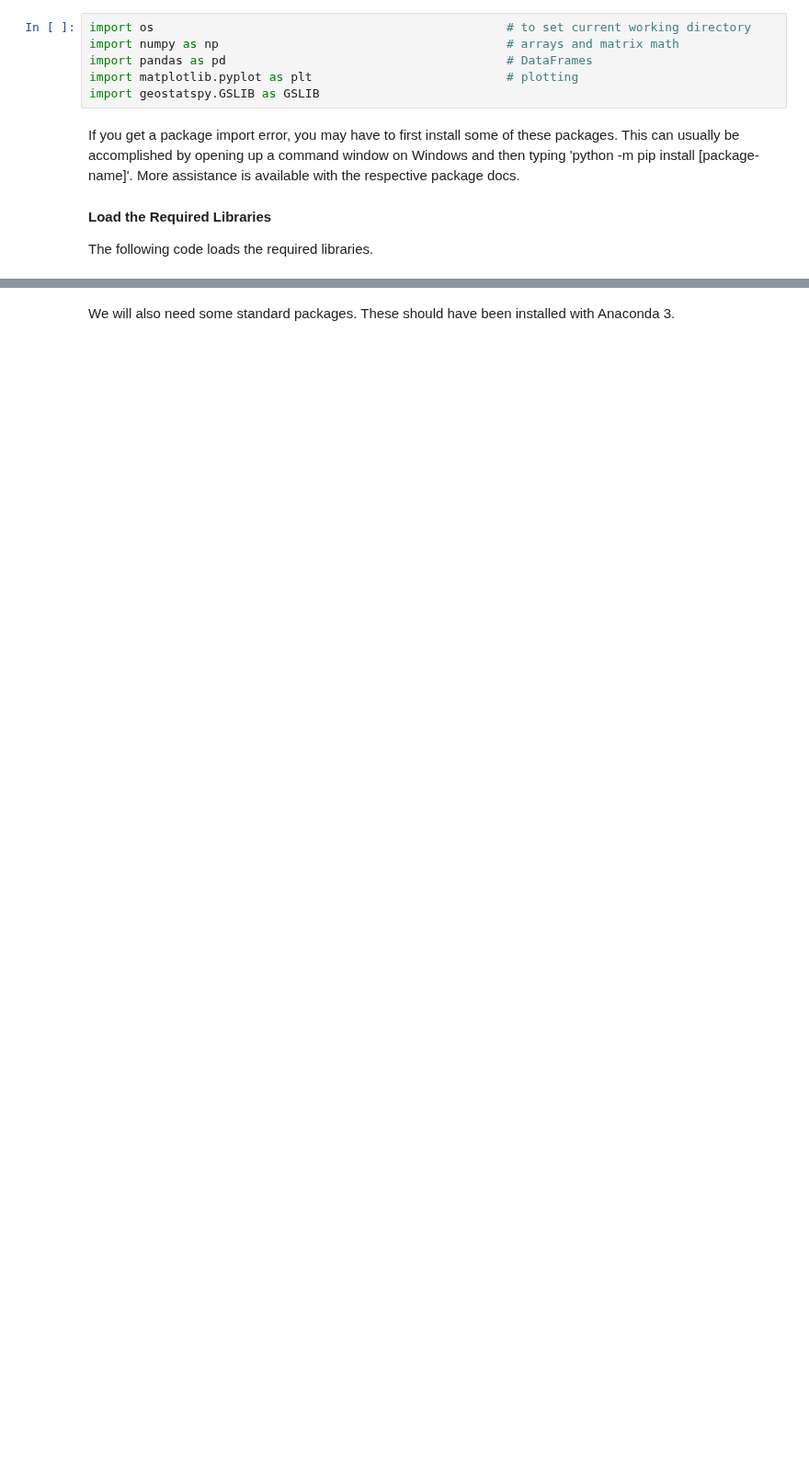
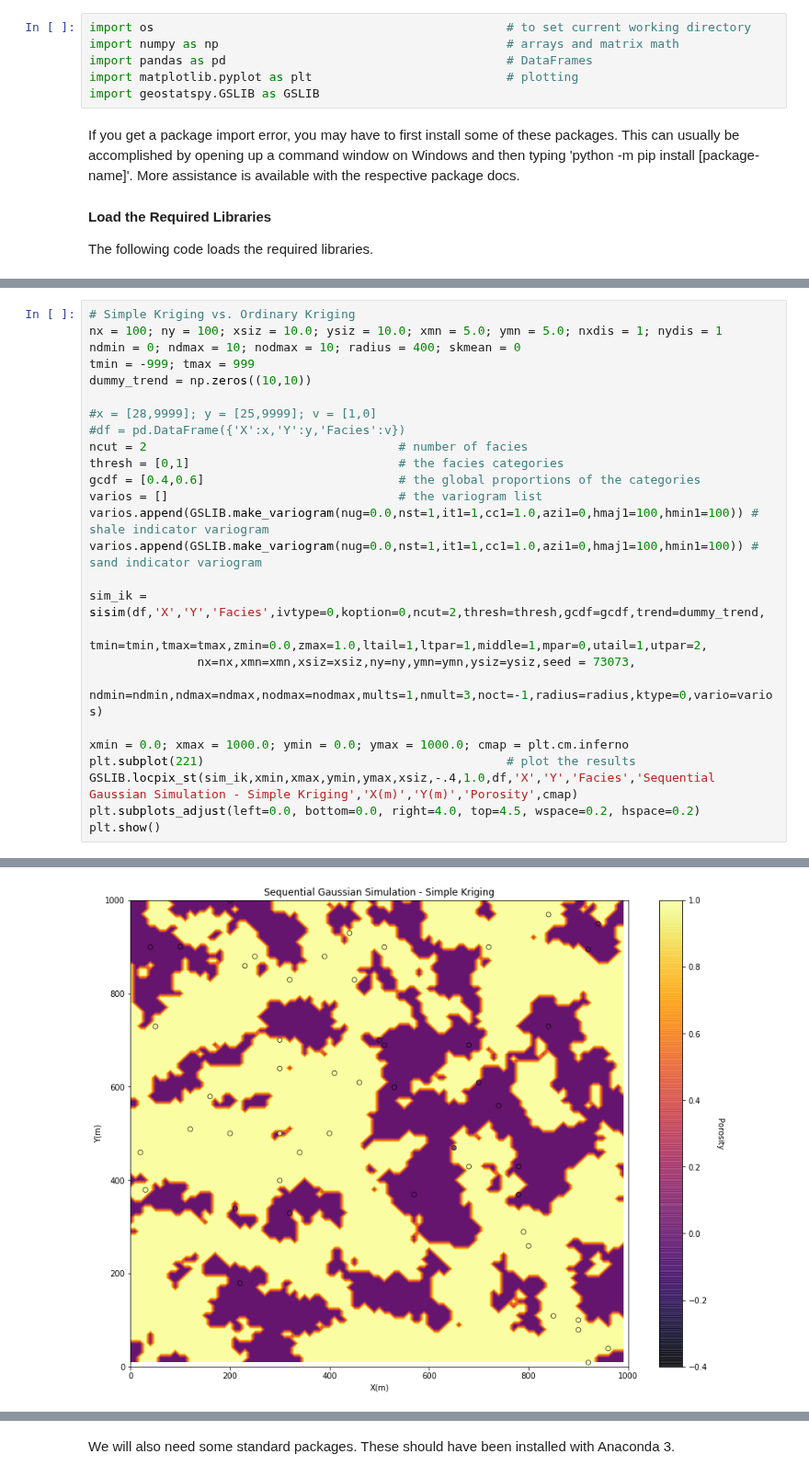
Before and after one commit to GeostatsGuy/GeostatsPy, a Jupyter notebook: working/GeostatsPy_sisim_working.ipynb, the cells around one changed output, grey strips where cells are left out. Shown at 92% size. Saved outputs shown, nothing was run; the diff lists cells and outputs as text; blank space fills up the shorter version.

Commit message:
Alpha version of SISIM

```diff
--- a/working/GeostatsPy_sisim_working.ipynb
+++ b/working/GeostatsPy_sisim_working.ipynb
@@ -3338,0 +3801,27 @@ SyntaxError: invalid syntax (<ipython-input-5-ff5f819b65c8>, line 39)
+# %%
+# Simple Kriging vs. Ordinary Kriging
+nx = 100; ny = 100; xsiz = 10.0; ysiz = 10.0; xmn = 5.0; ymn = 5.0; nxdis = 1; nydis = 1
+ndmin = 0; ndmax = 10; nodmax = 10; radius = 400; skmean = 0
+tmin = -999; tmax = 999
+dummy_trend = np.zeros((10,10))
+
+#x = [28,9999]; y = [25,9999]; v = [1,0]
+#df = pd.DataFrame({'X':x,'Y':y,'Facies':v})
+ncut = 2                                   # number of facies
+thresh = [0,1]                             # the facies categories
+gcdf = [0.4,0.6]                           # the global proportions of the categories
+varios = []                                # the variogram list
+varios.append(GSLIB.make_variogram(nug=0.0,nst=1,it1=1,cc1=1.0,azi1=0,hmaj1=100,hmin1=100)) # shale indicator variogram
+varios.append(GSLIB.make_variogram(nug=0.0,nst=1,it1=1,cc1=1.0,azi1=0,hmaj1=100,hmin1=100)) # sand indicator variogram
+
+sim_ik = sisim(df,'X','Y','Facies',ivtype=0,koption=0,ncut=2,thresh=thresh,gcdf=gcdf,trend=dummy_trend,
+               tmin=tmin,tmax=tmax,zmin=0.0,zmax=1.0,ltail=1,ltpar=1,middle=1,mpar=0,utail=1,utpar=2,
+               nx=nx,xmn=xmn,xsiz=xsiz,ny=ny,ymn=ymn,ysiz=ysiz,seed = 73073,
+               ndmin=ndmin,ndmax=ndmax,nodmax=nodmax,mults=1,nmult=3,noct=-1,radius=radius,ktype=0,vario=varios)
+
+xmin = 0.0; xmax = 1000.0; ymin = 0.0; ymax = 1000.0; cmap = plt.cm.inferno
+plt.subplot(221)                                          # plot the results
+GSLIB.locpix_st(sim_ik,xmin,xmax,ymin,ymax,xsiz,-.4,1.0,df,'X','Y','Facies','Sequential Gaussian Simulation - Simple Kriging','X(m)','Y(m)','Porosity',cmap)
+plt.subplots_adjust(left=0.0, bottom=0.0, right=4.0, top=4.5, wspace=0.2, hspace=0.2)
+plt.show()
+# %% [output]
@@ -3338,0 +3842 @@ SyntaxError: invalid syntax (<ipython-input-5-ff5f819b65c8>, line 39)
+[figure, added]
```
Also changed, not shown: parts of 9 cells of this notebook.
